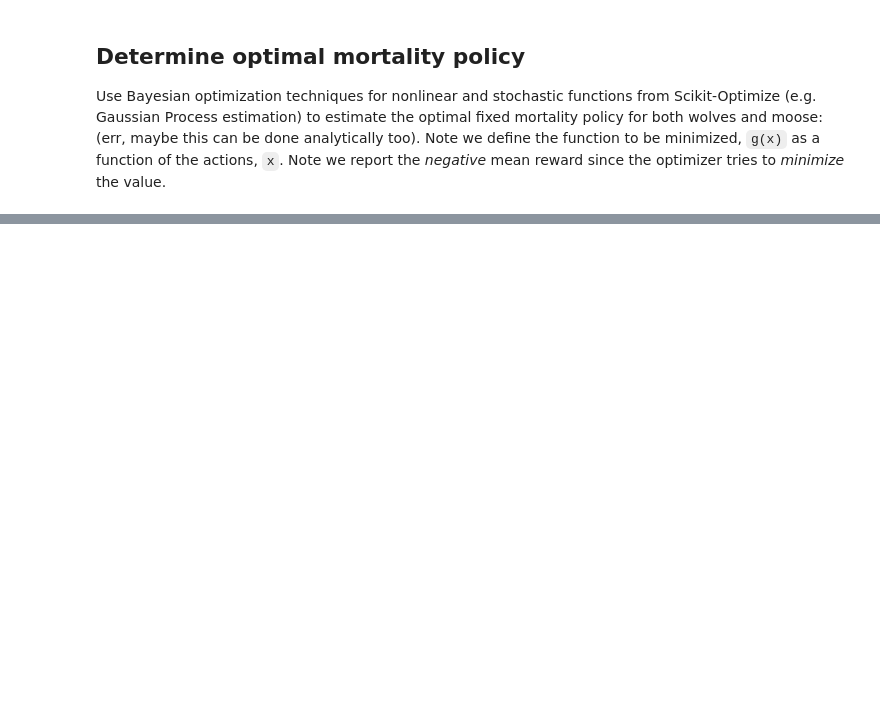
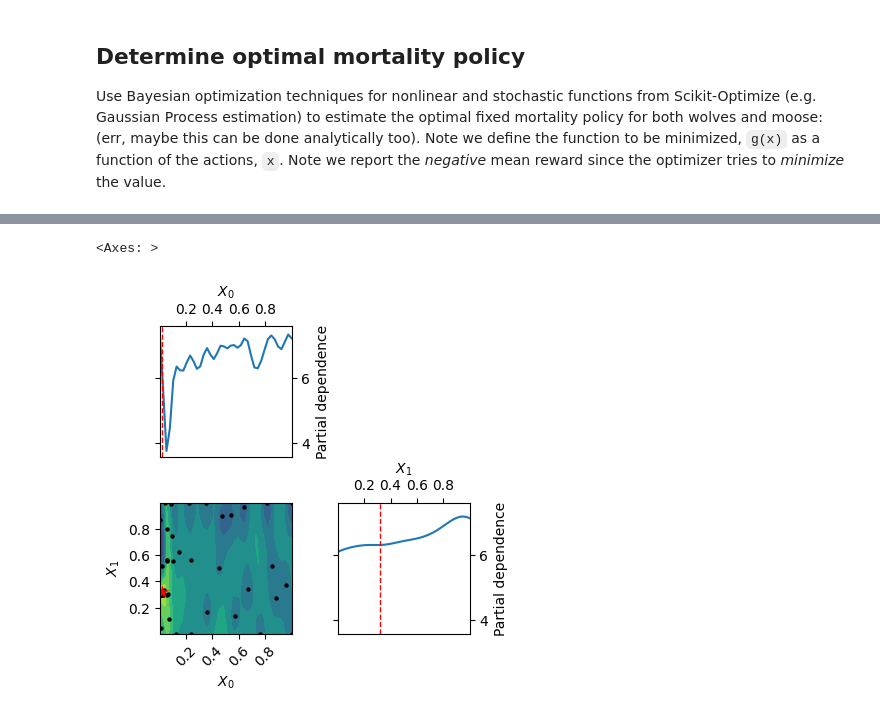
Before and after one commit to boettiger-lab/rl4caribou, a Jupyter notebook: notebooks/optimal-fixed-policy.ipynb, the cells around one changed output, grey strips where cells are left out. Drawn from its saved outputs; the diff is of its cells as text; code cells hidden in the pictures; blank space fills up the shorter version.

```diff
--- a/notebooks/optimal-fixed-policy.ipynb
+++ b/notebooks/optimal-fixed-policy.ipynb
@@ -31,8 +16,8 @@ from plotnine import ggplot, aes, geom_point, geom_ribbon
 Here is an example of a simple fixed action policy.  It will apply a fixed hunting effort (potentially zero) each year to Moose, and another fixed effort to Wolves.
 # %%
 class fixed_effort:
-    def __init__(self, action):
-        self.effort = np.array(action, dtype=np.float32)
+    def __init__(self, effort):
+        self.effort = np.array(effort, dtype=np.float32)
 
     def predict(self, observation, **kwargs):
         action = self.effort * 2 - 1
@@ -57,6 +85,9 @@ This function simulates the dynamics under any given manager.  Each timestep, th
 
 A helper utility runs this simulation 10 times and returns the mean and summary statistics.
 # %%
+import ray
+
+@ray.remote
 def gen_ep_rew(manager, env):
     episode_reward = 0.0
     observation, _ = env.reset()
@@ -68,8 +99,12 @@ def gen_ep_rew(manager, env):
             break
     return episode_reward
 
-def gather_stats(manager, env, N=10):
-    results = [gen_ep_rew(manager, env) for _ in range(N)]
+def gather_stats(manager, env, N=200):
+    results = ray.get(
+        [gen_ep_rew.remote(manager, env) for _ in range(N)]
+    )
+    ray.shutdown()
+    #
     y = np.mean(results)
     sigma = np.std(results)
     ymin = y - sigma
@@ -99,0 +127,4 @@ Wall time: 1min 40s
+# %%
+%%time
+res = gp_minimize(g, [(0.0, 1.0), (0.0, 1.0)], n_calls = 50, verbose=True)
+res.fun, res.x
@@ -100 +165,6 @@ Wall time: 1min 40s
+# %%
+plot_objective(res)
+# %% [output]
+<Axes: >
+[figure, added]
 # %%
```
Also changed, not shown: parts of 9 cells of this notebook, 8 other files.
